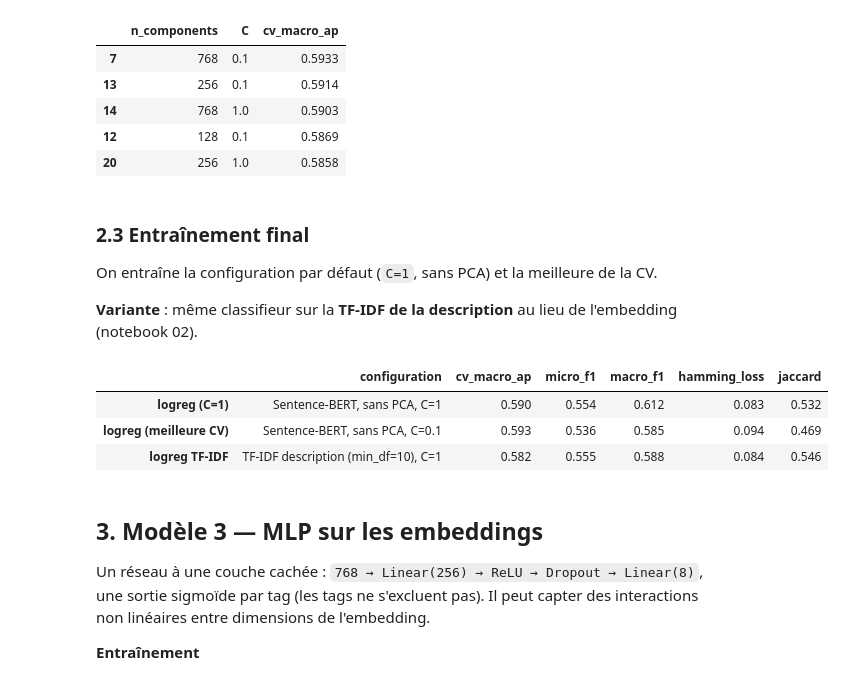
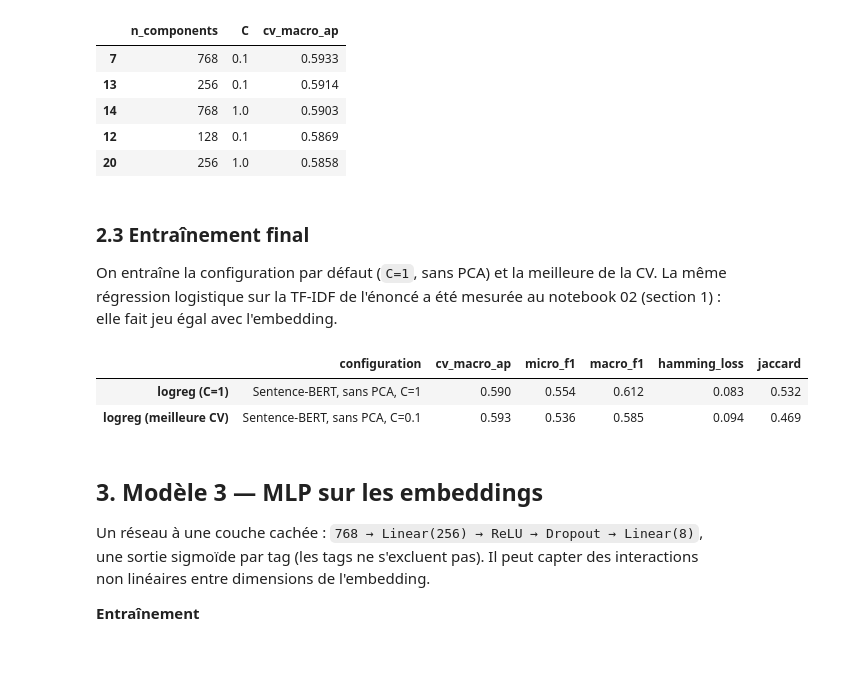
Before and after one commit to ramzinaji/illuin-test, a Jupyter notebook: notebooks_prod/03_models_benchmark.ipynb, the cells around one changed output. Saved outputs shown, nothing was run; the diff lists cells and outputs as text; code cells hidden in the pictures; blank space fills up the shorter version.

Commit message:
docs(notebooks): restructure into data, features, models and results

```diff
--- a/notebooks_prod/03_models_benchmark.ipynb
+++ b/notebooks_prod/03_models_benchmark.ipynb
@@ -338,49 +347,33 @@ logreg_cv.sort_values("cv_macro_ap", ascending=False).head(5).round(4)
 # %% [markdown]
 ### 2.3 Entraînement final
 
-On entraîne la configuration par défaut (`C=1`, sans PCA) et la meilleure de la CV.
-
-**Variante** : même classifieur sur la **TF-IDF de la description** au lieu de l'embedding (notebook 02).
+On entraîne la configuration par défaut (`C=1`, sans PCA) et la meilleure de la CV. La même régression logistique sur
+la TF-IDF de l'énoncé a été mesurée au notebook 02 (section 1) : elle fait jeu égal avec l'embedding.
 # %%
 def cv_score(params: dict) -> float:
     match = (logreg_cv["n_components"] == params["n_components"]) & (logreg_cv["C"] == params["C"])
     return logreg_cv.loc[match, "cv_macro_ap"].item()
 
 
 def fit_and_predict(model, X_train, X_val, X_test) -> np.ndarray:
     model.fit(X_train, Y_train)
     return predict_with_val_thresholds(model.predict_proba(X_val), model.predict_proba(X_test))
 
 
 record("logreg (C=1)", "logreg", "Sentence-BERT, sans PCA, C=1",
        fit_and_predict(logistic(1.0), E[train], E[val], E[test]), cv_score({"n_components": 768, "C": 1.0}))
 
 best = logreg_cv.loc[logreg_cv["cv_macro_ap"].idxmax()]
 n_components, C = int(best["n_components"]), best["C"]
 pca = "passthrough" if n_components == 768 else PCA(n_components, random_state=SEED)
 pca_label = "sans PCA" if n_components == 768 else f"PCA={n_components}"
 record("logreg (meilleure CV)", "logreg", f"Sentence-BERT, {pca_label}, C={C:g}",
        fit_and_predict(Pipeline([("pca", pca), ("clf", logistic(C))]), E[train], E[val], E[test]), best["cv_macro_ap"])
-
-def tfidf_logreg() -> Pipeline:
-    return make_pipeline(TfidfVectorizer(stop_words="english", min_df=10, sublinear_tf=True), logistic(1.0))
-
-
-text = df["text_lemma"].to_numpy()
-text_dev = text[dev]
-fold_scores = []
-for train_idx, eval_idx in folds:
-    model = tfidf_logreg().fit(text_dev[train_idx], Y_dev[train_idx])
-    fold_scores.append(macro_ap(Y_dev[eval_idx], model.predict_proba(text_dev[eval_idx])))
-tfidf_cv = np.mean(fold_scores)
-record("logreg TF-IDF", "logreg", "TF-IDF description (min_df=10), C=1",
-       fit_and_predict(tfidf_logreg(), text[train], text[val], text[test]), tfidf_cv)
 show("logreg")
 # %% [output]
 |  | configuration | cv_macro_ap | micro_f1 | macro_f1 | hamming_loss | jaccard |
 | logreg (C=1) | Sentence-BERT, sans PCA, C=1 | 0.590 | 0.554 | 0.612 | 0.083 | 0.532 |
 | logreg (meilleure CV) | Sentence-BERT, sans PCA, C=0.1 | 0.593 | 0.536 | 0.585 | 0.094 | 0.469 |
-| logreg TF-IDF | TF-IDF description (min_df=10), C=1 | 0.582 | 0.555 | 0.588 | 0.084 | 0.546 |
 # %% [markdown]
 ## 3. Modèle 3 — MLP sur les embeddings
 
```
Also changed, not shown: parts of 20 cells of this notebook, 7 other files.
